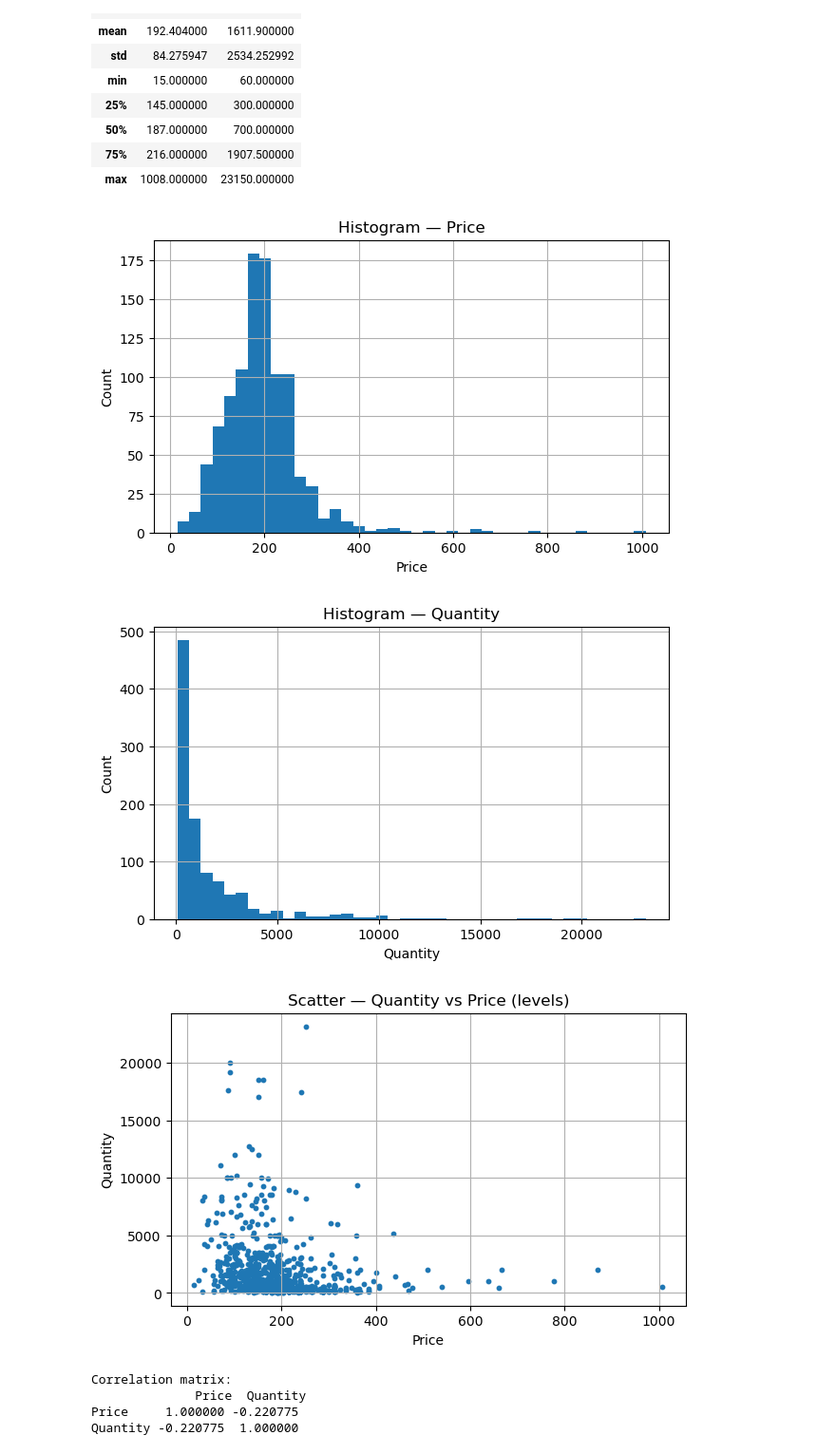
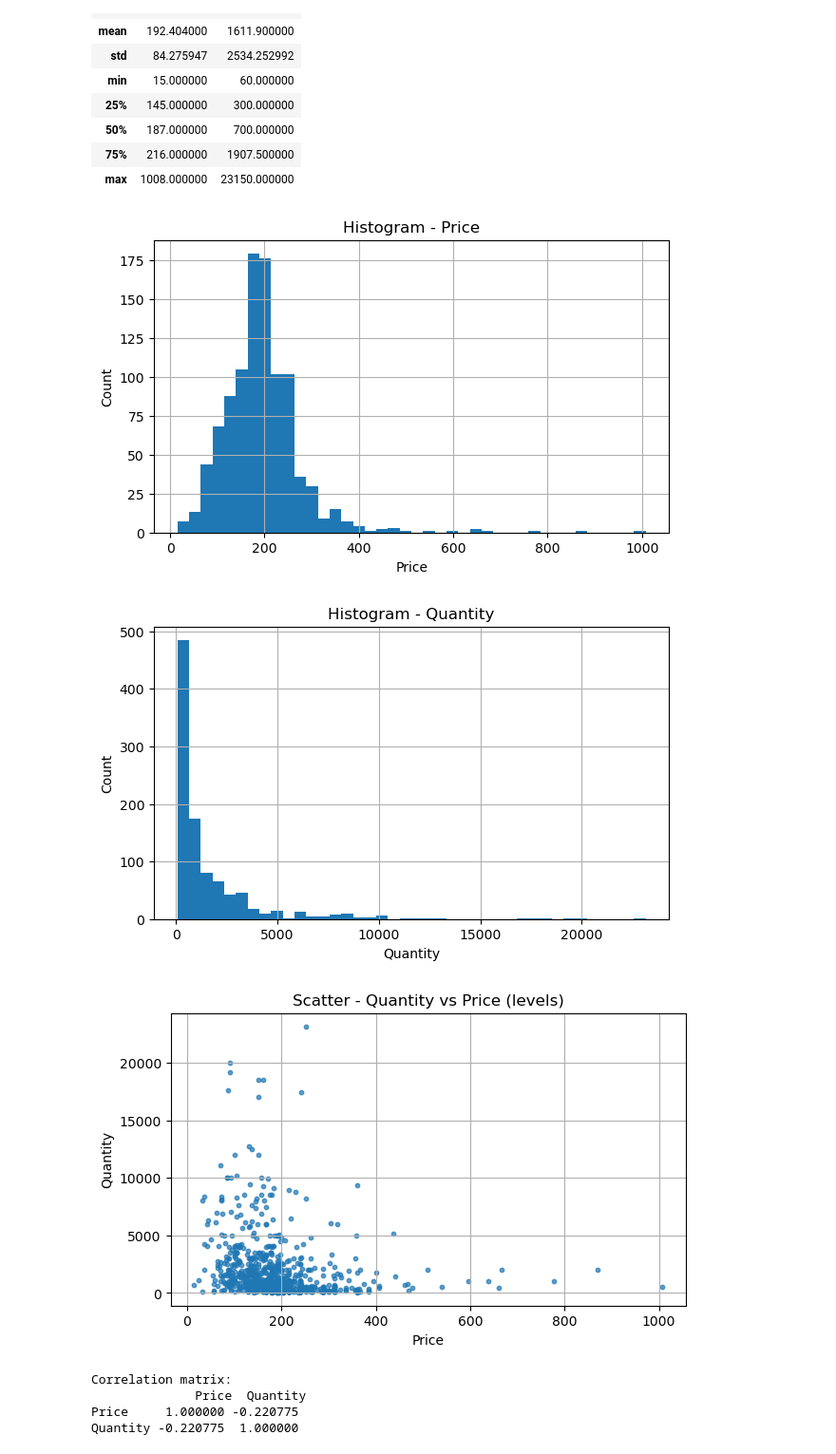
Before and after one commit to tinolinton/PED, a Jupyter notebook: final.ipynb, the cells around one changed output. Shown: that part at 95% size. Drawn from its saved outputs; the diff is of its cells as text; code cells hidden in the pictures.

```diff
--- a/final.ipynb
+++ b/final.ipynb
@@ -75,32 +75,32 @@ data.describe()
 # Histogram: Price
 plt.figure()
 plt.hist(data['Price'].dropna(), bins=40)
-plt.title("Histogram — Price")
+plt.title("Histogram - Price")
 plt.xlabel("Price")
 plt.ylabel("Count")
 plt.show()
 # %% [output]
-[figure, old version]
+[figure, new version]
 # %%
 # Histogram: Quantity
 plt.figure()
 plt.hist(data['Quantity'].dropna(), bins=40)
-plt.title("Histogram — Quantity")
+plt.title("Histogram - Quantity")
 plt.xlabel("Quantity")
 plt.ylabel("Count")
 plt.show()
 # %% [output]
-[figure, old version]
+[figure, new version]
 # %%
 # Scatter (levels)
 plt.figure()
-plt.scatter(data['Price'], data['Quantity'], s=10)
-plt.title("Scatter — Quantity vs Price (levels)")
-plt.xlabel("Price")
-plt.ylabel("Quantity")
+plt.scatter(data['Price'], data['Quantity'], s=10, alpha=0.7)
+plt.title('Scatter - Quantity vs Price (levels)')
+plt.xlabel('Price')
+plt.ylabel('Quantity')
 plt.show()
 # %% [output]
-[figure, old version]
+[figure, new version]
 # %%
 corr = data[['Price','Quantity']].corr()
 print("Correlation matrix:\n", corr)
```
Also changed, not shown: parts of 11 cells of this notebook, 5 other files.
